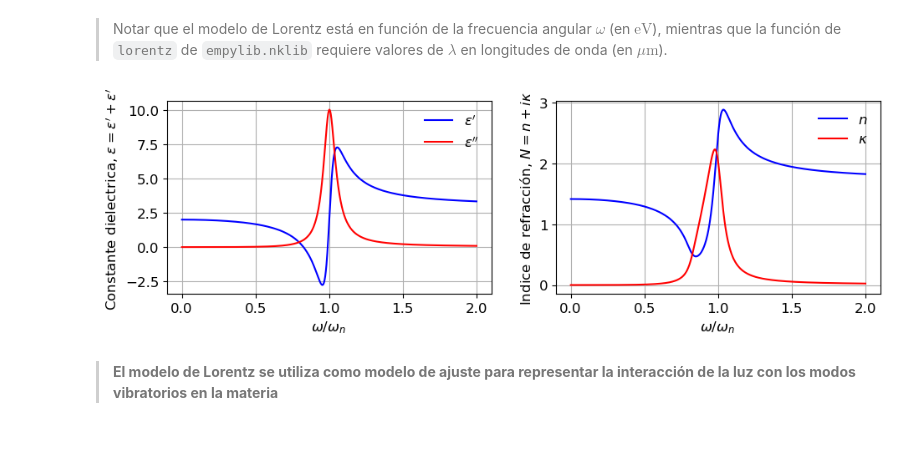
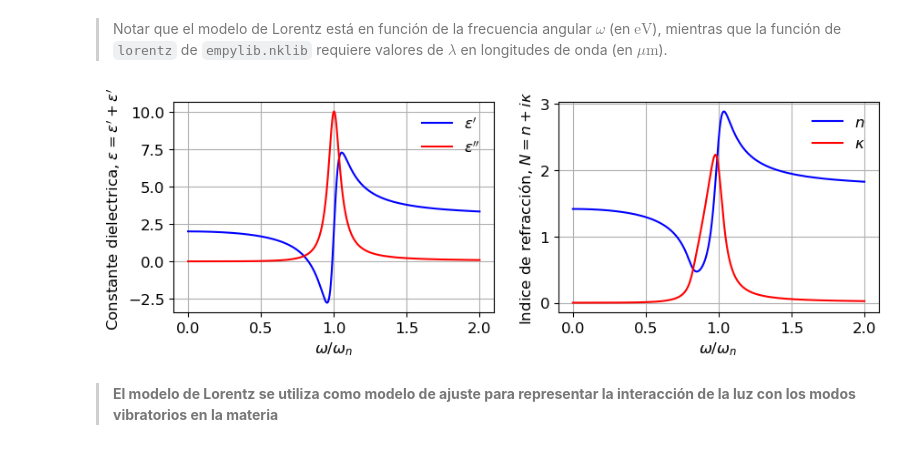
Before and after one commit to PanxoPanza/conversion_solar_termica, a Jupyter notebook: _build/html/_sources/03_Interacción_materia-luz/03_Interacción_materia-luz.ipynb, the cells around one changed output. Saved outputs shown, nothing was run; the diff lists cells and outputs as text; code cells hidden in the pictures.

```diff
--- a/_build/html/_sources/03_Interacción_materia-luz/03_Interacción_materia-luz.ipynb
+++ b/_build/html/_sources/03_Interacción_materia-luz/03_Interacción_materia-luz.ipynb
@@ -158,35 +158,35 @@ epsinf = 2.0  # adimensional
 wp = 1.0      # en eV
 wn = 1.0      # en eV
 gamma = 0.1   # en eV
 
 # espectro
 w = 1/np.linspace(1E-3,2,1000)          # en "eV"
 lam = em.convert_units(w,'eV','um')     # convertimos a "micrones"
 
 # creamos el modelo de lorentz
 N1 = nk.lorentz(epsinf,wp,wn,gamma,lam) # índice de refracción a partir del modelo de Lorentz
 eps1 = N1**2                            # constante dieléctrica
 
 # formateamos el lienzo para graficar
 fig, ax = plt.subplots(1,2)             # número de ejes en la figura
-fig.set_size_inches(11, 3)              # tamaño de la figura
+fig.set_size_inches(10, 3)              # tamaño de la figura
 plt.rcParams['font.size'] = '12'        # tamaño de fuente
 
 #ploteamos
 ax[0].plot(wn/w,np.real(eps1),'b',label=r"$\varepsilon'$")
 ax[0].plot(wn/w,np.imag(eps1),'r',label=r"$\varepsilon''$")
 ax[1].plot(wn/w,np.real(N1),'b',label=r"$n$")
 ax[1].plot(wn/w,np.imag(N1),'r',label=r"$\kappa$")
 
 for i in [0,1]:
     ax[i].set_xlabel('$\omega/\omega_n$ ')
     ax[i].grid()
     ax[i].legend(frameon=False)
 ax[0].set_ylabel(r"Constante dielectrica, $\varepsilon = \varepsilon'+ \varepsilon''$")
 ax[1].set_ylabel(r'Indice de refracción, $N = n + i\kappa$')
 plt.show()
 # %% [output]
-[figure, old version]
+[figure, new version]
 # %% [markdown]
 >**El modelo de Lorentz se utiliza como modelo de ajuste para representar la interacción de la luz con los modos vibratorios en la materia**
 # %% [markdown]
```
Also changed, not shown: parts of 11 cells of this notebook, 16 other files.
